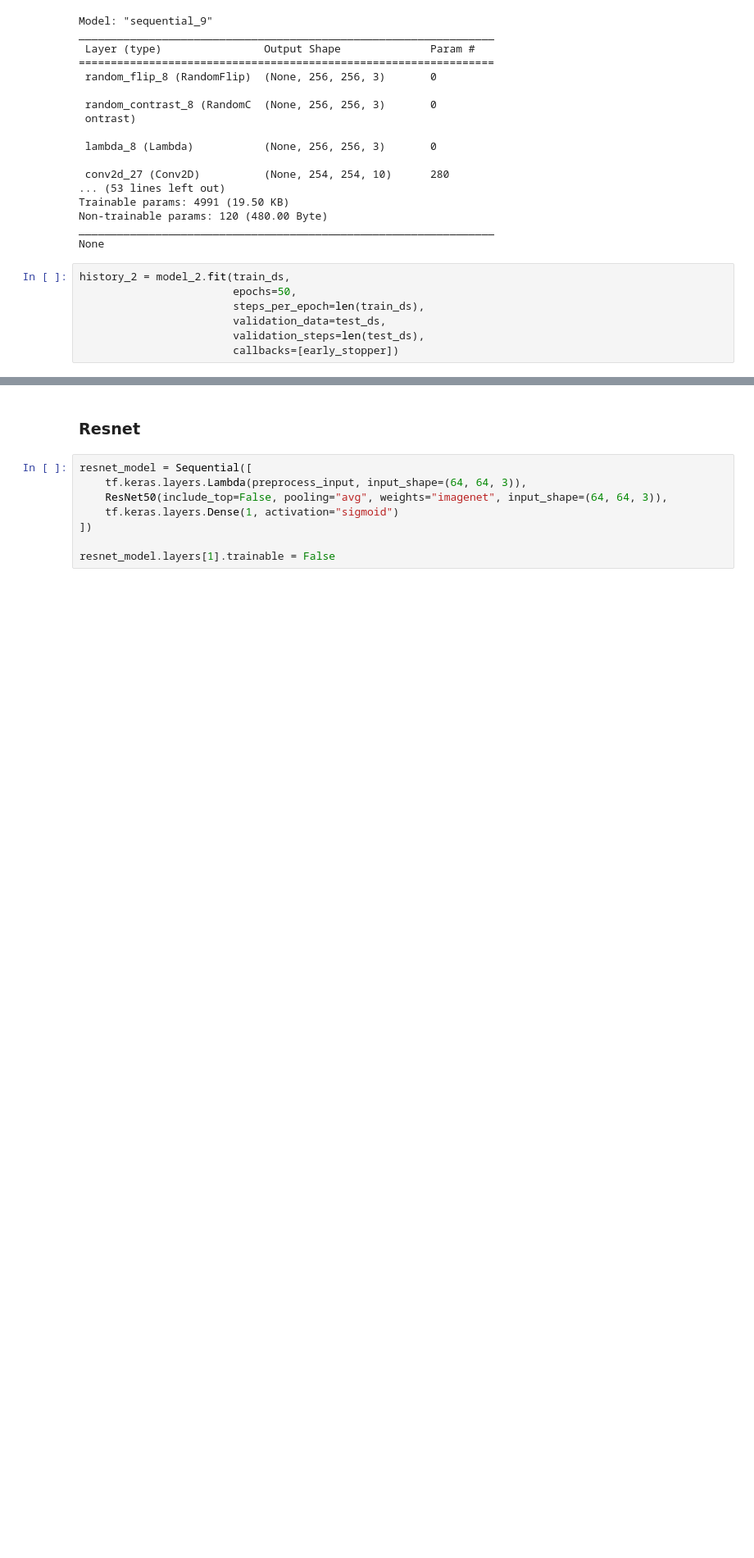
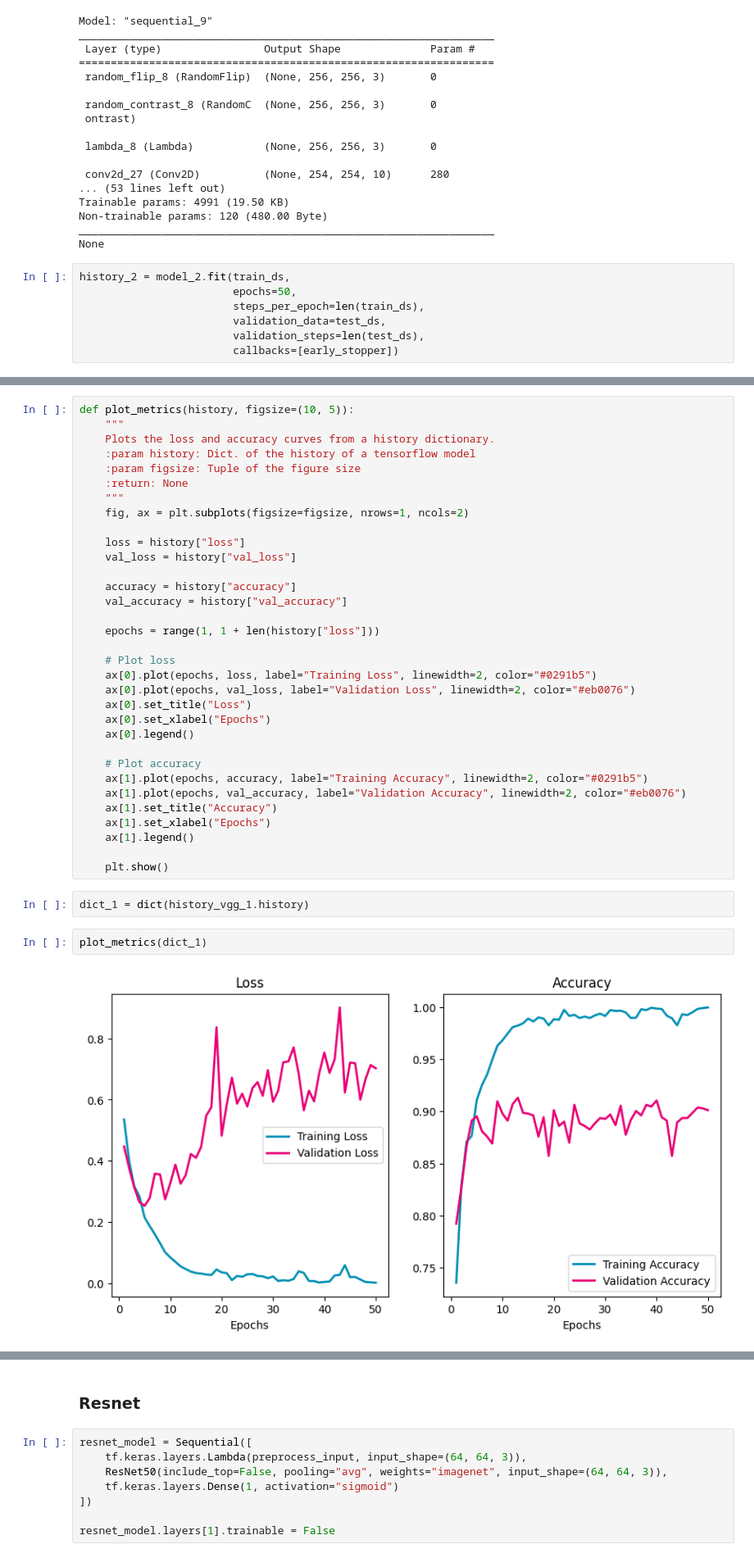
Before and after one commit to giordanovitale/ImageClassification, a Jupyter notebook: MLProject.ipynb, the cells around one changed output, grey strips where cells are left out. Shown at 82% size. Cells and saved outputs as stored; diff of their text form; blank space fills up the shorter version.

```diff
--- a/MLProject.ipynb
+++ b/MLProject.ipynb
@@ -422,0 +651,39 @@ array([[[ 37.060997 ,  37.221    ,  46.32     ],
+# %%
+def plot_metrics(history, figsize=(10, 5)):
+    """
+    Plots the loss and accuracy curves from a history dictionary.
+    :param history: Dict. of the history of a tensorflow model
+    :param figsize: Tuple of the figure size
+    :return: None
+    """
+    fig, ax = plt.subplots(figsize=figsize, nrows=1, ncols=2)
+
+    loss = history["loss"]
+    val_loss = history["val_loss"]
+
+    accuracy = history["accuracy"]
+    val_accuracy = history["val_accuracy"]
+
+    epochs = range(1, 1 + len(history["loss"]))
+
+    # Plot loss
+    ax[0].plot(epochs, loss, label="Training Loss", linewidth=2, color="#0291b5")
+    ax[0].plot(epochs, val_loss, label="Validation Loss", linewidth=2, color="#eb0076")
+    ax[0].set_title("Loss")
+    ax[0].set_xlabel("Epochs")
+    ax[0].legend()
+
+    # Plot accuracy
+    ax[1].plot(epochs, accuracy, label="Training Accuracy", linewidth=2, color="#0291b5")
+    ax[1].plot(epochs, val_accuracy, label="Validation Accuracy", linewidth=2, color="#eb0076")
+    ax[1].set_title("Accuracy")
+    ax[1].set_xlabel("Epochs")
+    ax[1].legend()
+
+    plt.show()
+# %%
+dict_1 = dict(history_vgg_1.history)
+# %%
+plot_metrics(dict_1)
+# %% [output]
+[figure, added]
```
Also changed, not shown: parts of 27 cells of this notebook.
